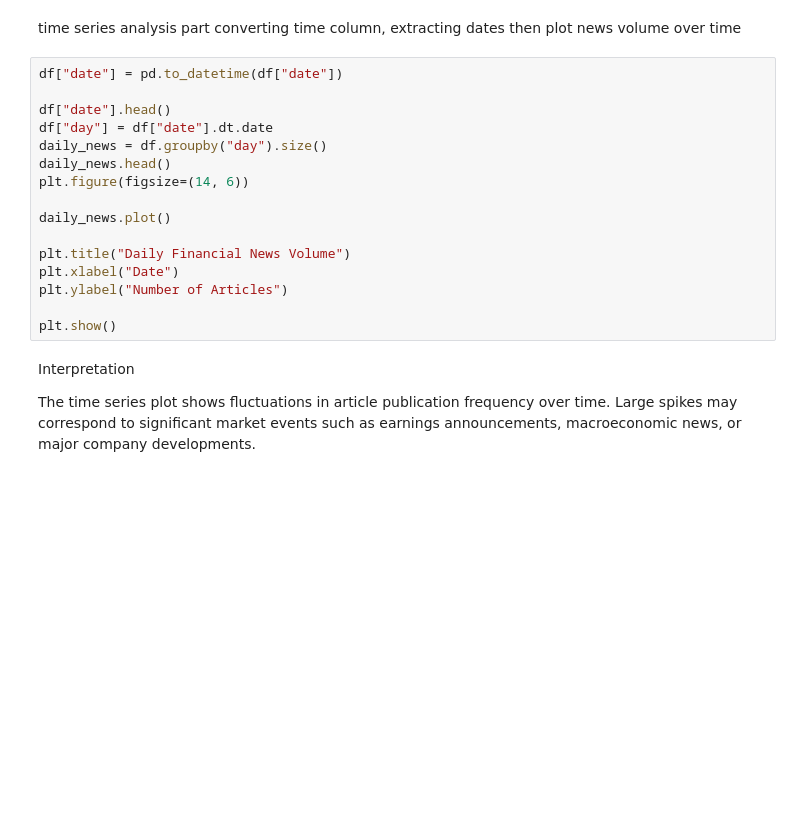
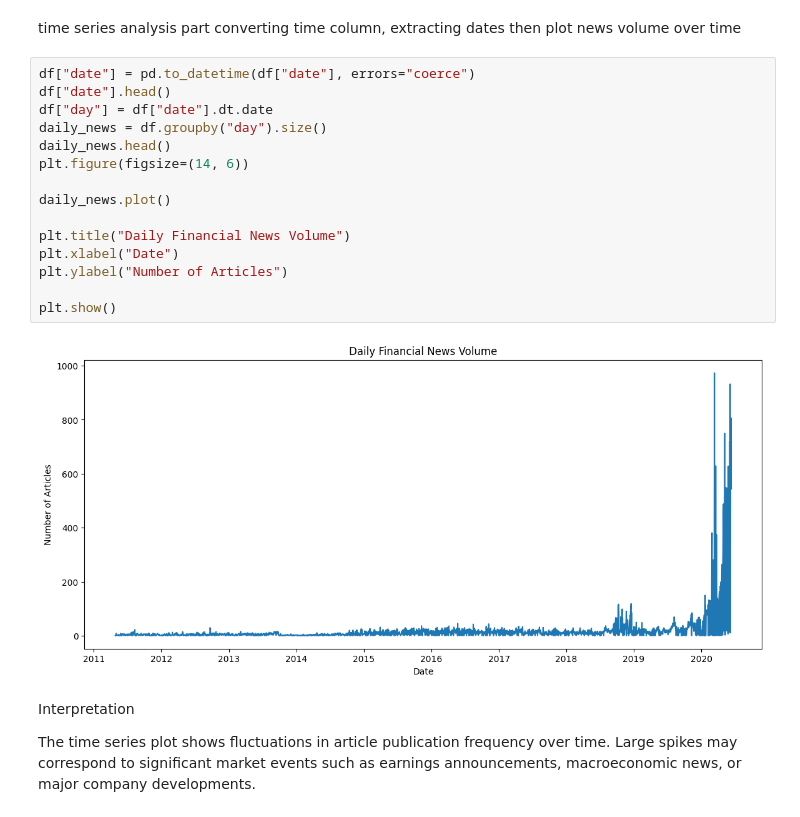
Before and after one commit to Raeyeyoh/stock-challenge-week1, a Jupyter notebook: notebooks/task1_eda.ipynb, the cells around one changed output. Drawn from its saved outputs; the diff is of its cells as text; blank space fills up the shorter version.

```diff
--- a/notebooks/task1_eda.ipynb
+++ b/notebooks/task1_eda.ipynb
@@ -62,21 +66,22 @@ A small number of publishers contribute a large portion of the financial news ar
 # %% [markdown]
 time series analysis part converting time column, extracting dates then plot news volume over time
 # %%
-df["date"] = pd.to_datetime(df["date"])
-
+df["date"] = pd.to_datetime(df["date"], errors="coerce")
 df["date"].head()
 df["day"] = df["date"].dt.date
 daily_news = df.groupby("day").size()
 daily_news.head()
 plt.figure(figsize=(14, 6))
 
 daily_news.plot()
 
 plt.title("Daily Financial News Volume")
 plt.xlabel("Date")
 plt.ylabel("Number of Articles")
 
 plt.show()
+# %% [output]
+[figure, added]
 # %% [markdown]
 Interpretation
 
```
Also changed, not shown: parts of 4 cells of this notebook, 7 other files.
